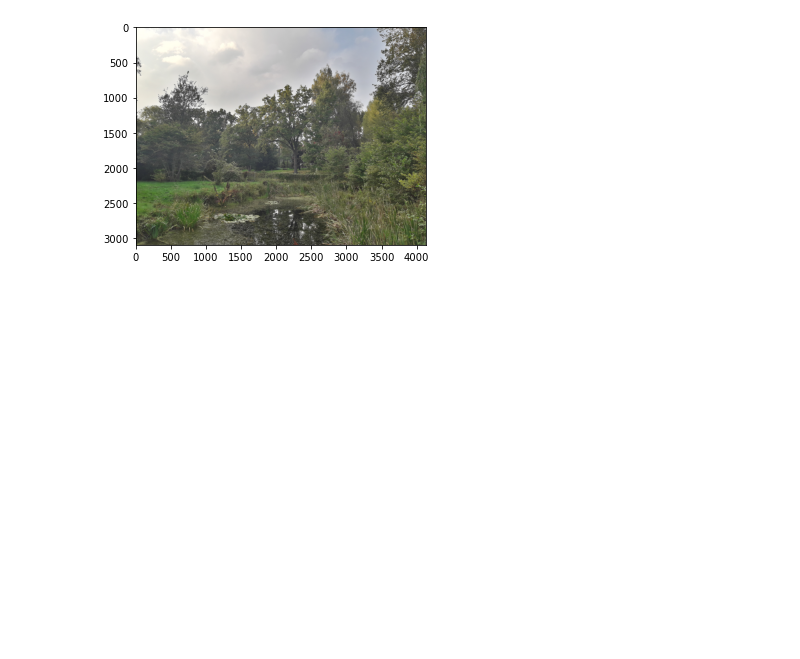
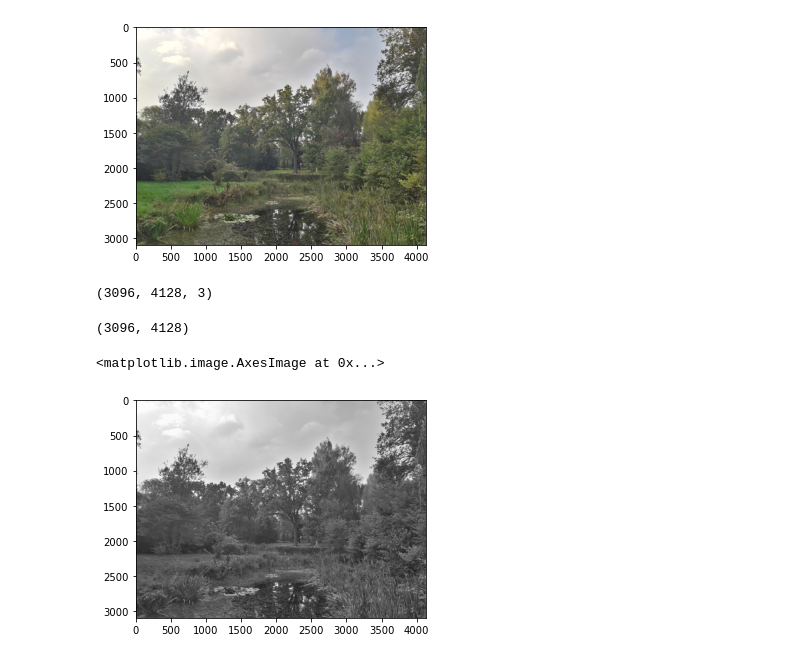
Before and after one commit to pablo53/image-compressor, a Jupyter notebook: main.ipynb, the cells around one changed output. Saved outputs shown, nothing was run; the diff lists cells and outputs as text; code cells hidden in the pictures; blank space fills up the shorter version.

Commit message:
B&W image

```diff
--- a/main.ipynb
+++ b/main.ipynb
@@ -8,3 +9,18 @@ plt.imshow(image)
 # %% [output]
 <matplotlib.image.AxesImage at 0x...>
 [figure]
+# %%
+image.shape
+# %% [output]
+(3096, 4128, 3)
+# %%
+bwimage = np.sum(image, axis=2, dtype=np.float64) / 765.0
+# %%
+bwimage.shape
+# %% [output]
+(3096, 4128)
+# %%
+plt.imshow(bwimage, cmap='gray')
+# %% [output]
+<matplotlib.image.AxesImage at 0x...>
+[figure, added]
```
Also changed, not shown: parts of 1 cell of this notebook.
